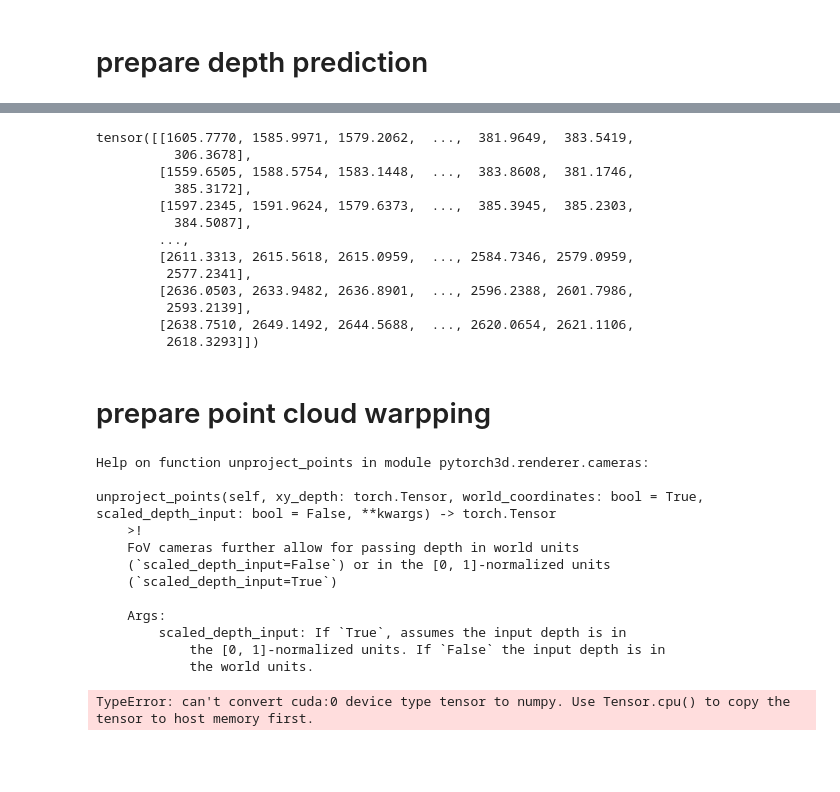
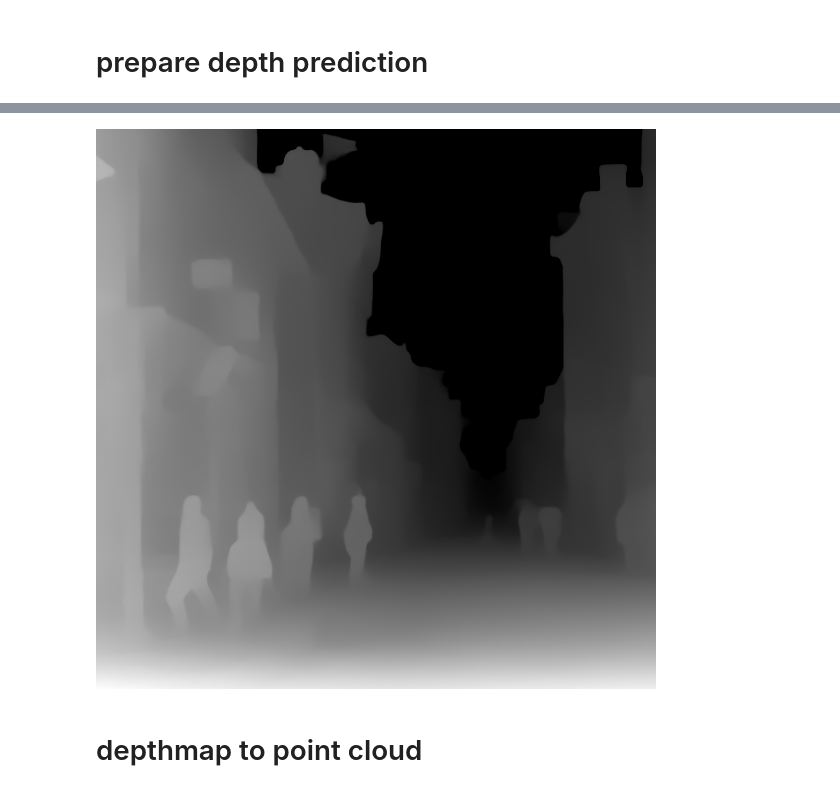
Before and after one commit to wukailu/latent-nerf, a Jupyter notebook: src/new_code.ipynb, the cells around one changed output, grey strips where cells are left out. Saved outputs shown, nothing was run; the diff lists cells and outputs as text; code cells hidden in the pictures; blank space fills up the shorter version.

```diff
--- a/src/new_code.ipynb
+++ b/src/new_code.ipynb
@@ -41,4 +45,34 @@ exp = Image.open(IMG_PATH)
+# %%
+import torch
+from annotator.util import resize_image, HWC3
+from annotator.midas import MidasDetector
+
+apply_midas = MidasDetector()
+apply_midas_raw = apply_midas.raw_depth
+
+depth_cap = 10  # the maximum predicted depth
+disparity_cap = 1.0 / depth_cap
+target_disp_mean = 1.0 / (depth_cap / 5)
+target_disp_std = target_disp_mean / 2
+
+def pred_disp(input_image, detect_resolution) -> torch.FloatTensor:
+    with torch.no_grad():
+        input_image = HWC3(input_image)
+        detected_map: torch.FloatTensor = apply_midas(resize_image(input_image, detect_resolution))
+    return detected_map[0]
+
+def pred_depth(input_image, detect_resolution) -> torch.FloatTensor:
+    with torch.no_grad():
+        input_image = HWC3(input_image)
+        detected_map: torch.FloatTensor = apply_midas_raw(resize_image(input_image, detect_resolution))
+        cur_mean = detected_map.mean()
+        cur_std = detected_map.std()
+        detected_map = ((detected_map-cur_mean)/cur_std * target_disp_std + target_disp_mean).clip(min=disparity_cap)
+        detected_map = 1.0 / detected_map
+    return detected_map.cpu()
 # %%
 import numpy as np
 
-example_data = np.array(exp)
+example_img = np.array(exp)
+example_img = example_img[..., :3]
+depth = pred_depth(example_img, example_img.shape[0])
@@ -60,20 +79,9 @@ depth = pred_depth(example_data, 512)
-# %%
-depth
-# %% [output]
-tensor([[1605.7770, 1585.9971, 1579.2062,  ...,  381.9649,  383.5419,
-          306.3678],
-        [1559.6505, 1588.5754, 1583.1448,  ...,  383.8608,  381.1746,
-          385.3172],
-        [1597.2345, 1591.9624, 1579.6373,  ...,  385.3945,  385.2303,
-          384.5087],
-        ...,
-        [2611.3313, 2615.5618, 2615.0959,  ..., 2584.7346, 2579.0959,
-         2577.2341],
-        [2636.0503, 2633.9482, 2636.8901,  ..., 2596.2388, 2601.7986,
-         2593.2139],
-        [2638.7510, 2649.1492, 2644.5688,  ..., 2620.0654, 2621.1106,
-         2618.3293]])
+# %%
+disp = pred_disp(example_img, example_img.shape[0])
+Image.fromarray(disp)
+# %% [output]
+[figure, added]
 # %% [markdown]
-# prepare point cloud warpping
+# depthmap to point cloud
 # %%
 # TODO: warp depth
@@ -105,26 +107,7 @@ if torch.cuda.is_available():
     torch.cuda.set_device(device)
 else:
     device = torch.device("cpu")
-# %%
-help(FoVOrthographicCameras.unproject_points)
-# %% [output]
-Help on function unproject_points in module pytorch3d.renderer.cameras:
-
-unproject_points(self, xy_depth: torch.Tensor, world_coordinates: bool = True, scaled_depth_input: bool = False, **kwargs) -> torch.Tensor
-    >!
-    FoV cameras further allow for passing depth in world units
-    (`scaled_depth_input=False`) or in the [0, 1]-normalized units
-    (`scaled_depth_input=True`)
-
-    Args:
-        scaled_depth_input: If `True`, assumes the input depth is in
-            the [0, 1]-normalized units. If `False` the input depth is in
-            the world units.
 # %%
-xy_depth = torch.tensor(ret[..., 0]/255.0)  # results from depth prediction above
-
-R, T = look_at_view_transform(0, 0, 0)
-cameras = FoVOrthographicCameras(device=device, R=R, T=T, znear=0.01)
-verts = cameras.unproject_points(xy_depth)  # TODO: test this
+xy_depth = depth.to(device)  # results from depth prediction above
+R, T = look_at_view_transform(5, 0, 0)
+cameras = FoVPerspectiveCameras(device=device, R=R, T=T, znear=0.01, zfar=depth_cap*2)
-# %% [output]
-TypeError: can't convert cuda:0 device type tensor to numpy. Use Tensor.cpu() to copy the tensor to host memory first.
```
Also changed, not shown: parts of 10 cells of this notebook, 1 other file.
